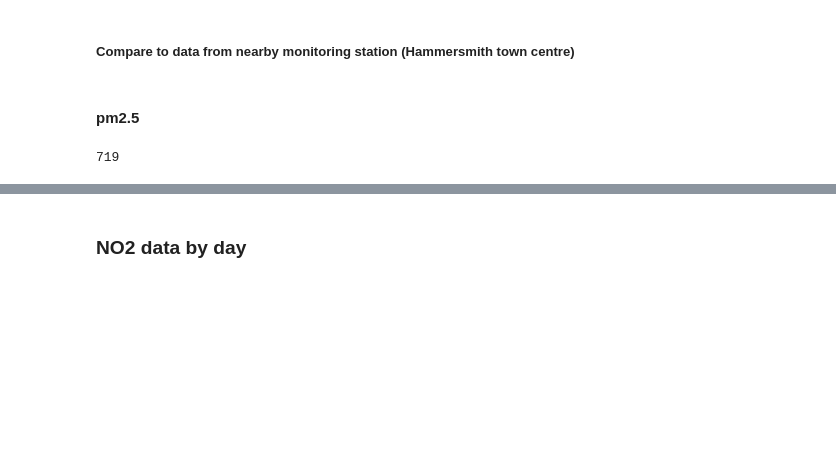
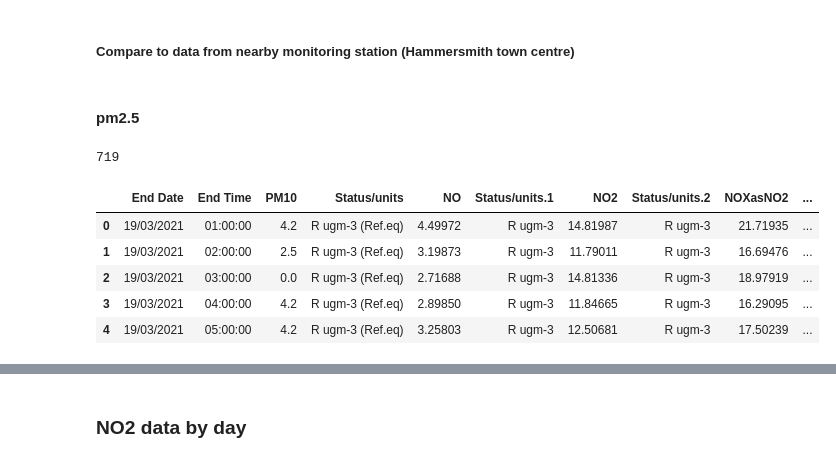
Before and after one commit to Frannerz/air_pollution_analysis, a Jupyter notebook: EDA_hammersmith.ipynb, the cells around one changed output, grey strips where cells are left out. Drawn from its saved outputs; the diff is of its cells as text; code cells hidden in the pictures; blank space fills up the shorter version.

Commit message:
continuing hammersmith analysis

```diff
--- a/EDA_hammersmith.ipynb
+++ b/EDA_hammersmith.ipynb
@@ -466,3 +466,15 @@ count_high_pm25 = weather_aq[weather_aq['pm2_5']>=30].shape[0]
 count_high_pm25
 # %% [output]
 719
+# %%
+hammersmith_21 = pd.read_csv('data_unclean/2021_03_19_hammersmith.csv')
+hammersmith_23 = pd.read_csv('data_unclean/2023_01_21_hammersmith.csv')
+# %%
+hammersmith_21.head()
+# %% [output]
+|  | End Date | End Time | PM10 | Status/units | NO | Status/units.1 | NO2 | Status/units.2 | NOXasNO2 | ... |
+| 0 | 19/03/2021 | 01:00:00 | 4.2 | R ugm-3 (Ref.eq) | 4.49972 | R ugm-3 | 14.81987 | R ugm-3 | 21.71935 | ... |
+| 1 | 19/03/2021 | 02:00:00 | 2.5 | R ugm-3 (Ref.eq) | 3.19873 | R ugm-3 | 11.79011 | R ugm-3 | 16.69476 | ... |
+| 2 | 19/03/2021 | 03:00:00 | 0.0 | R ugm-3 (Ref.eq) | 2.71688 | R ugm-3 | 14.81336 | R ugm-3 | 18.97919 | ... |
+| 3 | 19/03/2021 | 04:00:00 | 4.2 | R ugm-3 (Ref.eq) | 2.89850 | R ugm-3 | 11.84665 | R ugm-3 | 16.29095 | ... |
+| 4 | 19/03/2021 | 05:00:00 | 4.2 | R ugm-3 (Ref.eq) | 3.25803 | R ugm-3 | 12.50681 | R ugm-3 | 17.50239 | ... |
```
Also changed, not shown: parts of 9 cells of this notebook.
